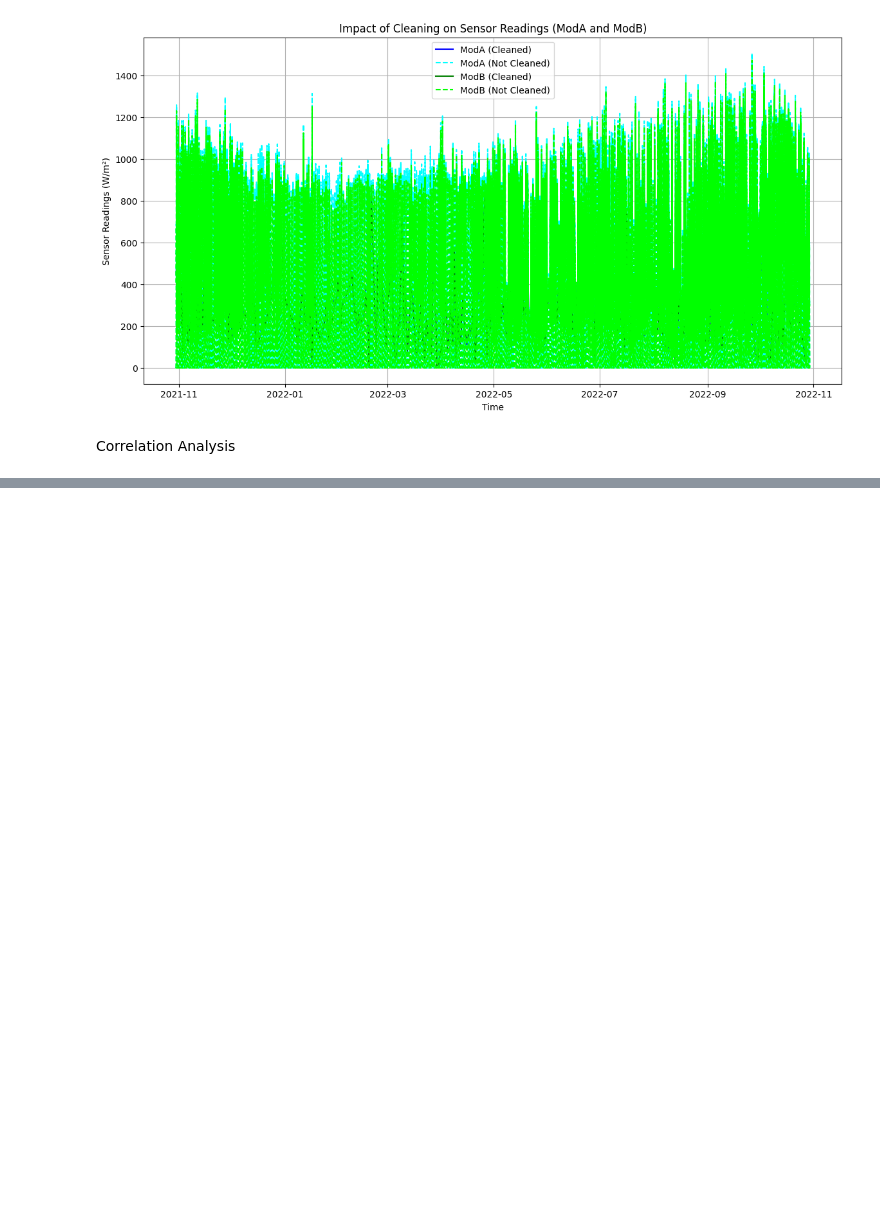
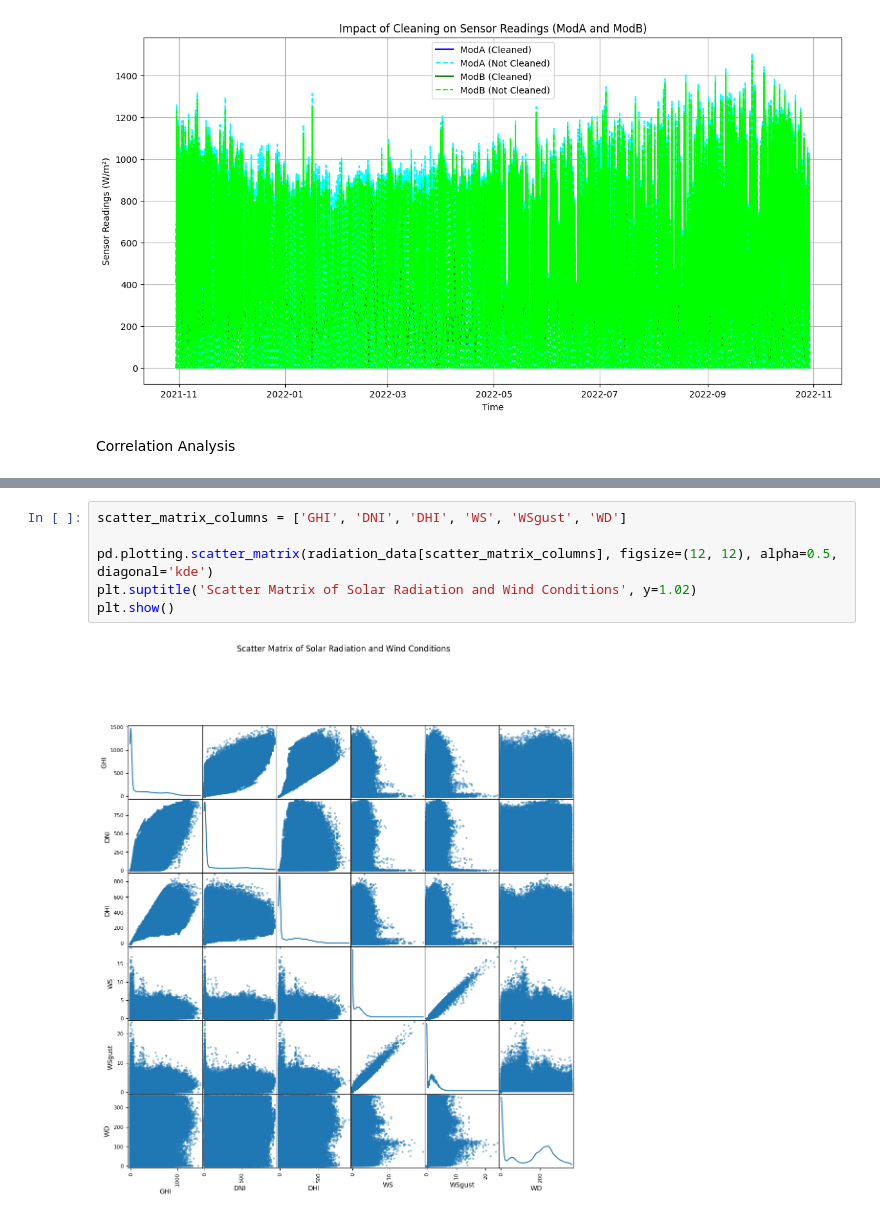
Before and after one commit to Wbam/Week0_Exercise, a Jupyter notebook: notebook/EDA.ipynb, the cells around one changed output, grey strips where cells are left out. Drawn from its saved outputs; the diff is of its cells as text; blank space fills up the shorter version.

```diff
--- a/notebook/EDA.ipynb
+++ b/notebook/EDA.ipynb
@@ -267,0 +315,8 @@ Correlation Analysis
+# %%
+scatter_matrix_columns = ['GHI', 'DNI', 'DHI', 'WS', 'WSgust', 'WD']
+
+pd.plotting.scatter_matrix(radiation_data[scatter_matrix_columns], figsize=(12, 12), alpha=0.5, diagonal='kde')
+plt.suptitle('Scatter Matrix of Solar Radiation and Wind Conditions', y=1.02)
+plt.show()
+# %% [output]
+[figure, added]
```
Also changed, not shown: parts of 4 cells of this notebook.
